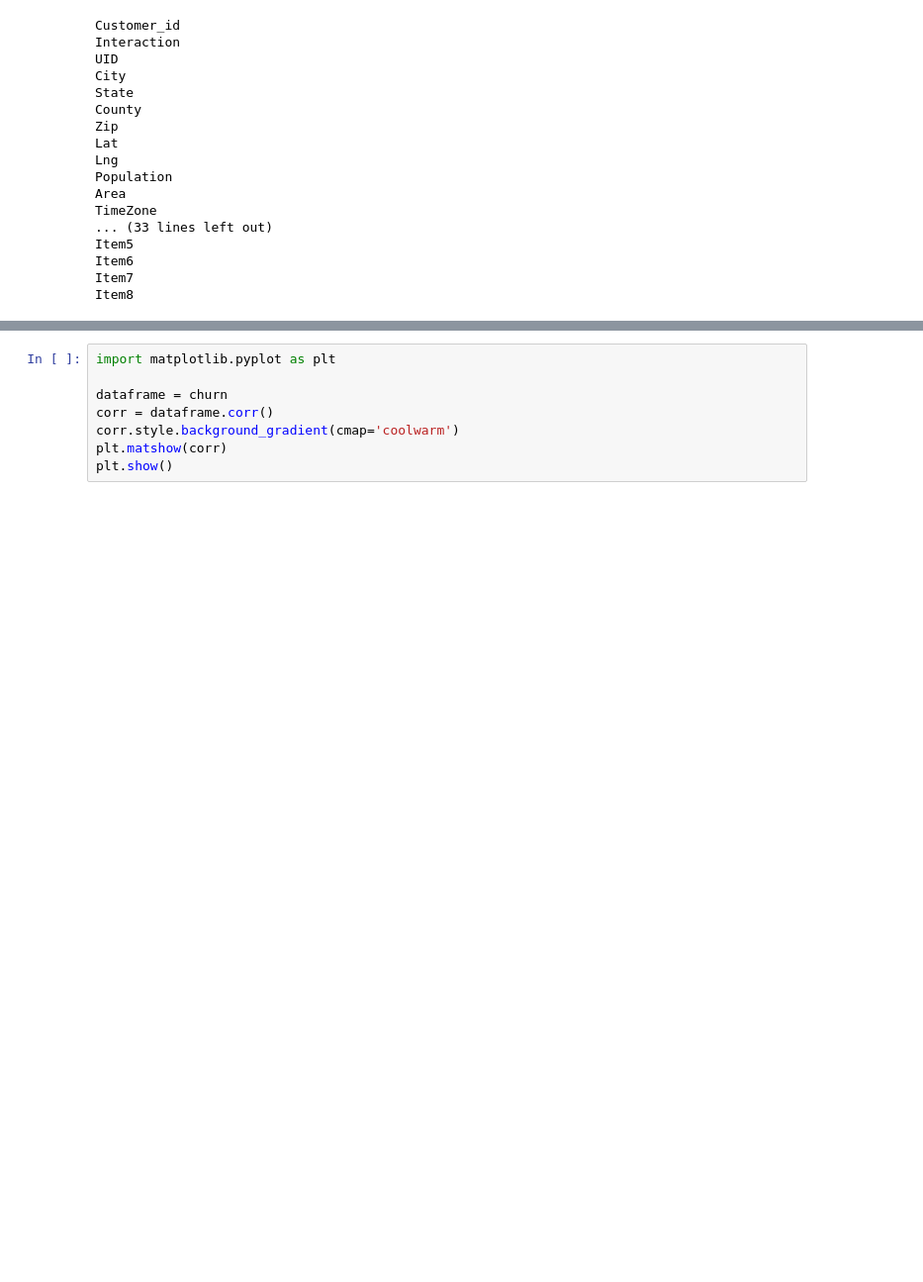
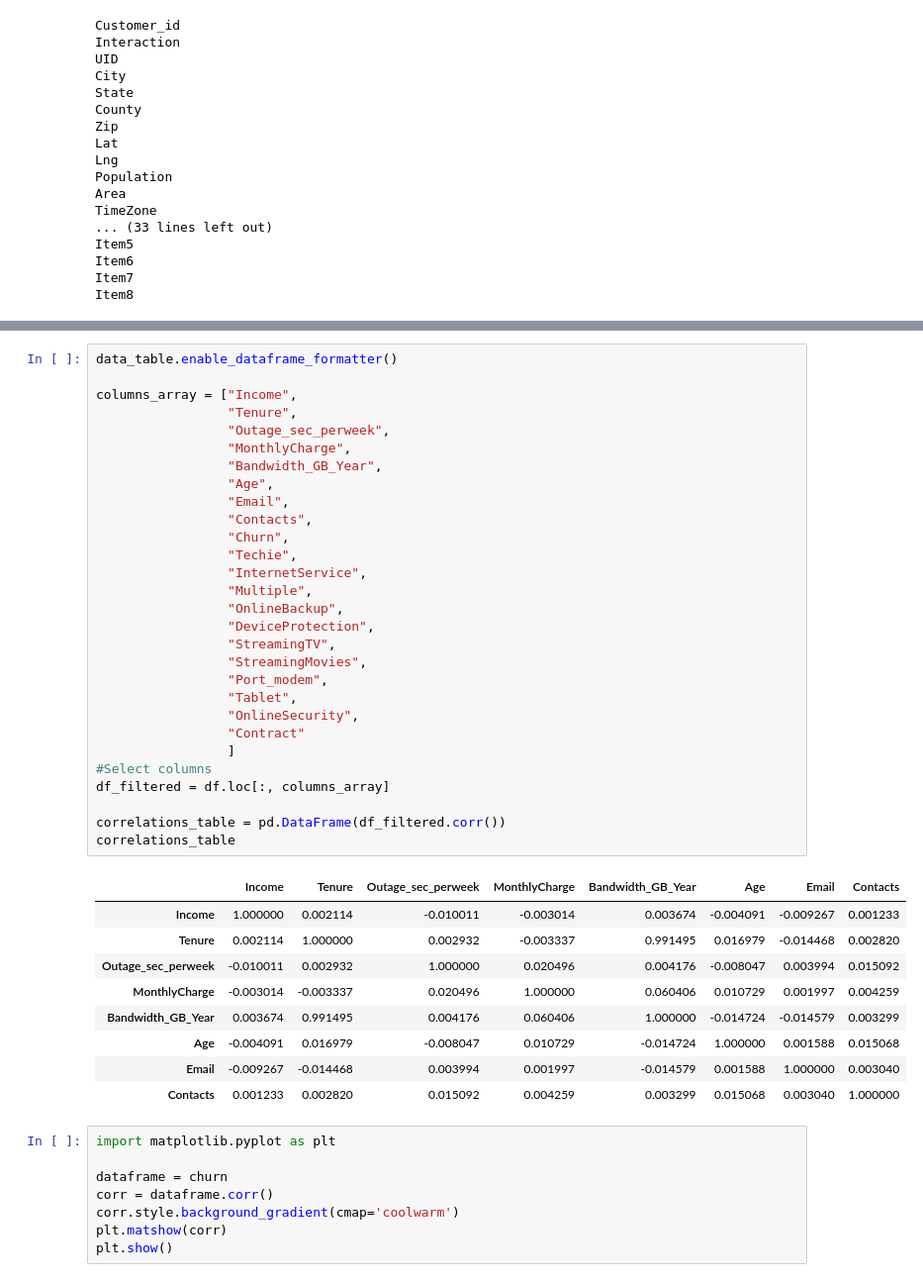
Before and after one commit to dayanaviana/WGU, a Jupyter notebook: 207-Project/importing_data.ipynb, the cells around one changed output, grey strips where cells are left out. Shown at 99% size. Saved outputs shown, nothing was run; the diff lists cells and outputs as text; blank space fills up the shorter version.

Commit message:
added correlations

```diff
--- a/207-Project/importing_data.ipynb
+++ b/207-Project/importing_data.ipynb
@@ -55,3 +122,42 @@ churn.describe()
+# %%
+data_table.enable_dataframe_formatter()
+
+columns_array = ["Income",
+                 "Tenure",
+                 "Outage_sec_perweek",
+                 "MonthlyCharge",
+                 "Bandwidth_GB_Year",
+                 "Age",
+                 "Email",
+                 "Contacts",
+                 "Churn",
+                 "Techie",
+                 "InternetService",
+                 "Multiple",
+                 "OnlineBackup",
+                 "DeviceProtection",
+                 "StreamingTV",
+                 "StreamingMovies",
+                 "Port_modem",
+                 "Tablet",
+                 "OnlineSecurity",
+                 "Contract"
+                 ]
+#Select columns
+df_filtered = df.loc[:, columns_array]
+
+correlations_table = pd.DataFrame(df_filtered.corr())
+correlations_table
+# %% [output]
+|  | Income | Tenure | Outage_sec_perweek | MonthlyCharge | Bandwidth_GB_Year | Age | Email | Contacts |
+| Income | 1.000000 | 0.002114 | -0.010011 | -0.003014 | 0.003674 | -0.004091 | -0.009267 | 0.001233 |
+| Tenure | 0.002114 | 1.000000 | 0.002932 | -0.003337 | 0.991495 | 0.016979 | -0.014468 | 0.002820 |
+| Outage_sec_perweek | -0.010011 | 0.002932 | 1.000000 | 0.020496 | 0.004176 | -0.008047 | 0.003994 | 0.015092 |
+| MonthlyCharge | -0.003014 | -0.003337 | 0.020496 | 1.000000 | 0.060406 | 0.010729 | 0.001997 | 0.004259 |
+| Bandwidth_GB_Year | 0.003674 | 0.991495 | 0.004176 | 0.060406 | 1.000000 | -0.014724 | -0.014579 | 0.003299 |
+| Age | -0.004091 | 0.016979 | -0.008047 | 0.010729 | -0.014724 | 1.000000 | 0.001588 | 0.015068 |
+| Email | -0.009267 | -0.014468 | 0.003994 | 0.001997 | -0.014579 | 0.001588 | 1.000000 | 0.003040 |
+| Contacts | 0.001233 | 0.002820 | 0.015092 | 0.004259 | 0.003299 | 0.015068 | 0.003040 | 1.000000 |
 # %%
 import matplotlib.pyplot as plt
 
```
Also changed, not shown: parts of 4 cells of this notebook.
